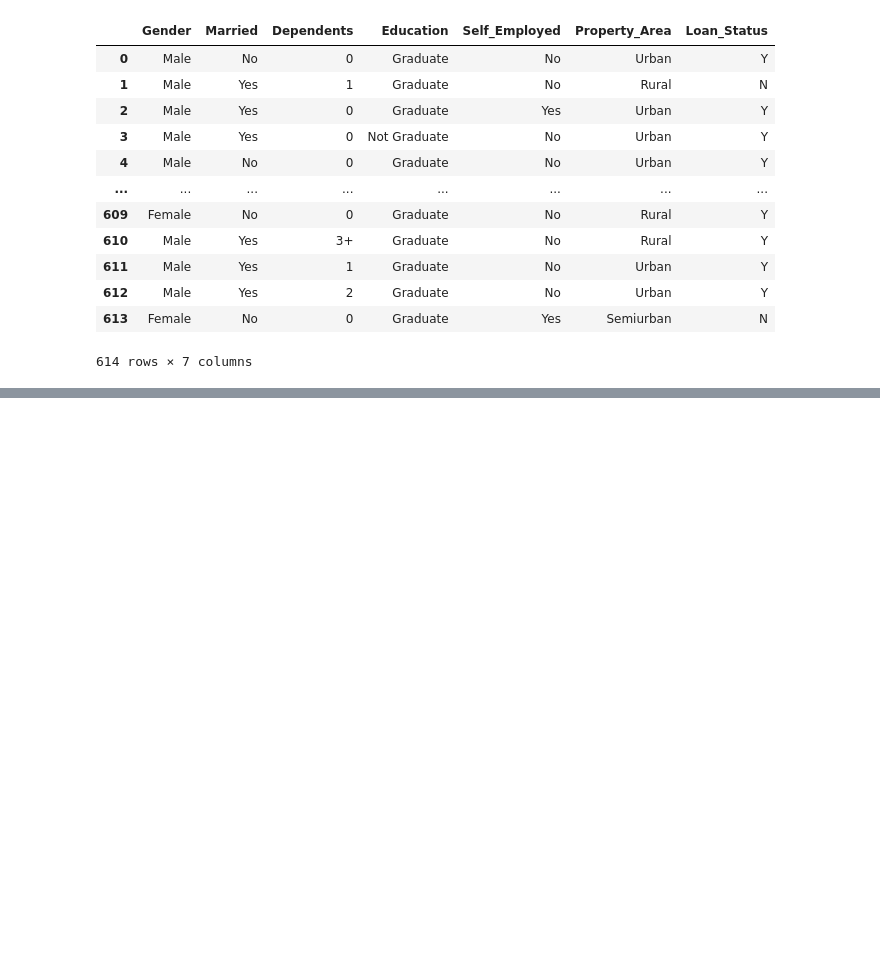
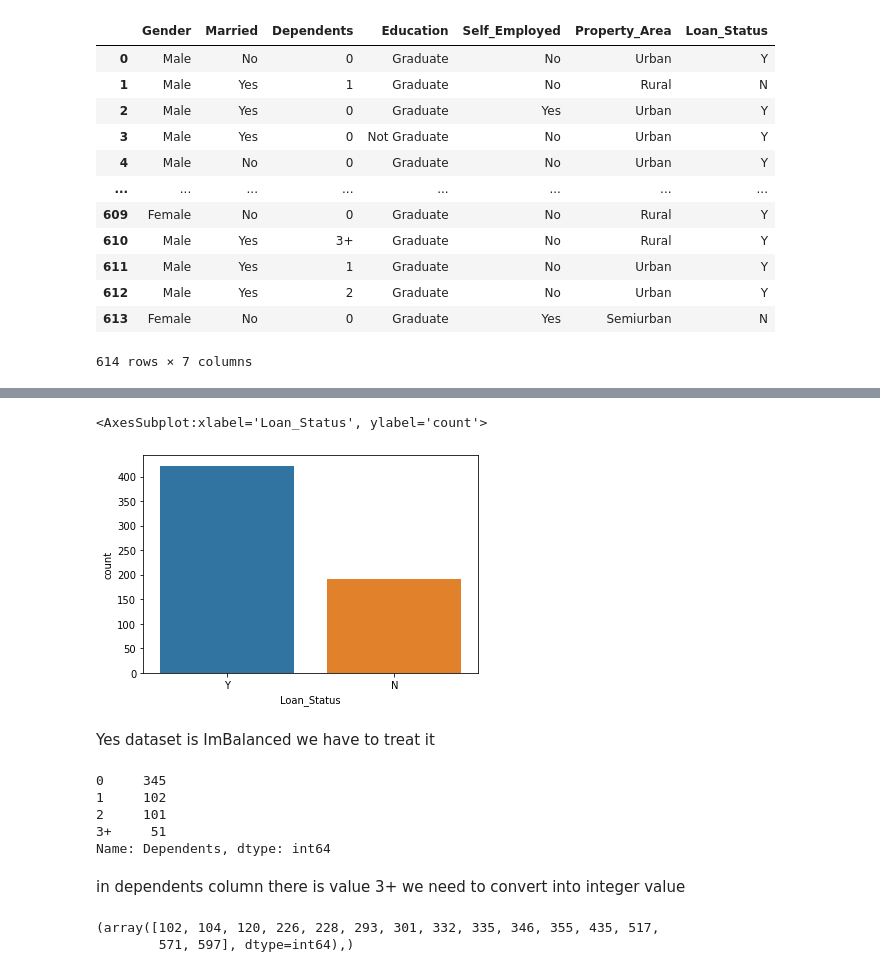
Before and after one commit to mihir3030/Loan-Approve-Prediction, a Jupyter notebook: research/trails.ipynb, the cells around one changed output, grey strips where cells are left out. Drawn from its saved outputs; the diff is of its cells as text; code cells hidden in the pictures; blank space fills up the shorter version.

```diff
--- a/research/trails.ipynb
+++ b/research/trails.ipynb
@@ -148,0 +155,24 @@ plt.tight_layout(pad=0.5, w_pad=0.7, h_pad=5.0)
+# %%
+# checking data is ImBalanced?
+sns.countplot(x="Loan_Status", data=df)
+# %% [output]
+<AxesSubplot:xlabel='Loan_Status', ylabel='count'>
+[figure, added]
+# %% [markdown]
+Yes dataset is ImBalanced we have to treat it
+# %%
+# find All unique values is all categorical columns
+df_categorical.Dependents.value_counts()
+# %% [output]
+0     345
+1     102
+2     101
+3+     51
+Name: Dependents, dtype: int64
+# %% [markdown]
+in dependents column there is value 3+ we need to convert into integer value
+# %%
+np.where(df_categorical.Dependents.isnull())
+# %% [output]
+(array([102, 104, 120, 226, 228, 293, 301, 332, 335, 346, 355, 435, 517,
+        571, 597], dtype=int64),)
```
Also changed, not shown: parts of 57 cells of this notebook.
